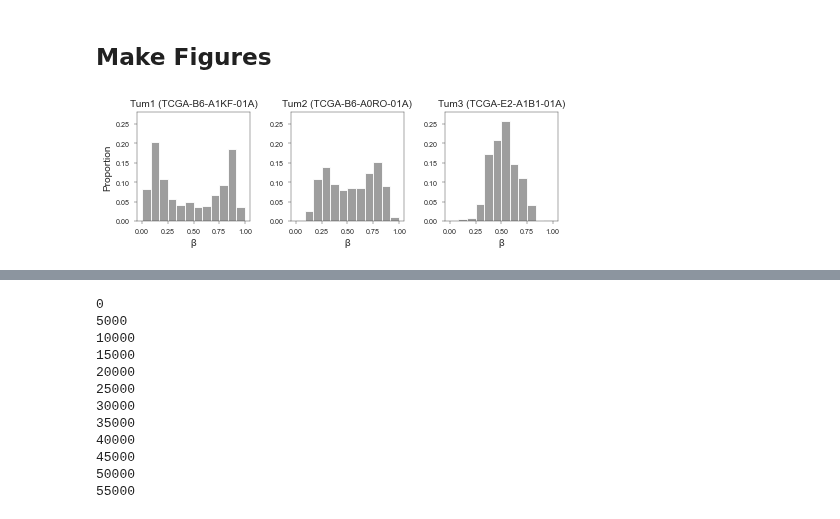
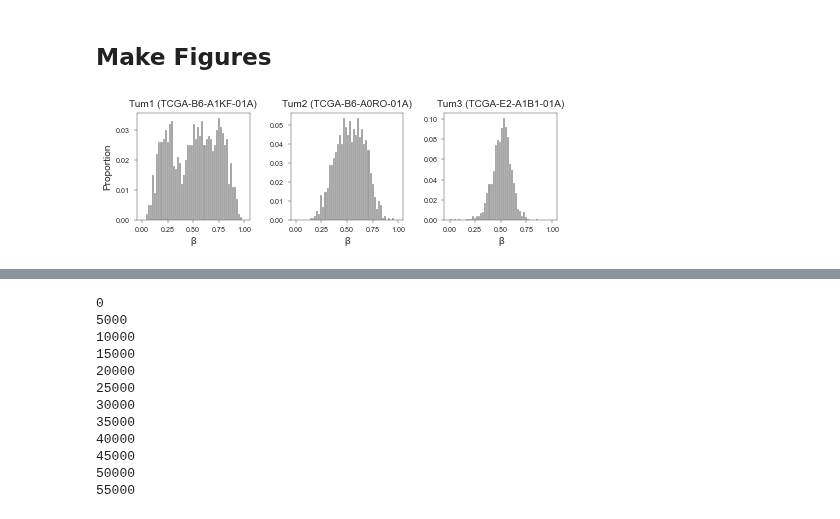
Before and after one commit to danmonyak/EpiClockInvasiveBRCA, a Jupyter notebook: Analysis/c_beta Analysis.ipynb, the cells around one changed output, grey strips where cells are left out. Saved outputs shown, nothing was run; the diff lists cells and outputs as text; code cells hidden in the pictures.

```diff
--- a/Analysis/c_beta Analysis.ipynb
+++ b/Analysis/c_beta Analysis.ipynb
@@ -13,7 +13,7 @@ from EpiClockInvasiveBRCA.src.consts import consts
 # %%
 ## Set up directories for figures
 
-figure_outdir = 'figures'
+figure_outdir = 'figures_most_random_distHalf'
 clin_path_outdir = os.path.join(figure_outdir, 'clin_path')
 cell_chars_outdir = os.path.join(figure_outdir, 'cell_chars')
 supp_path_outdir = os.path.join(figure_outdir, 'supplementary')
@@ -227,26 +211,28 @@ clinical['TCGA'].name = 'TCGA'
 clinical['Lund'].name = 'Lund'
 # %%
 data = {'tumor':{'beta_values_balancedSites':
-        pd.read_table(os.path.join(TCGA_clinical_dir, 'cohort1.methyl.balancedSites.tsv'),
+#         pd.read_table(os.path.join(TCGA_clinical_dir, 'cohort1.methyl.balancedSites.tsv'),
+        pd.read_table('/Users/danielmonyak/Library/CloudStorage/Box-Box/PROJECT 06023: MolClocks/PanCancer_Paper/Datasets/Clock_betas/BRCA.methyl.most_random_sites.txt',
                       index_col=0)
        }}
 
 sample_list = {'Tum1':'TCGA-B6-A1KF-01A',
                'Tum2':'TCGA-B6-A0RO-01A',
                'Tum3':'TCGA-E2-A1B1-01A'
               }
 
 # epi_util.plotTumorWise(data, CpG_list=balanced_CpGs_final_set, sample_list=[sample_list[tum] for tum in sample_list],
 epi_util.plotTumorWise(data, data_obj='beta_values_balancedSites', sample_list=[sample_list[tum] for tum in sample_list],
                      suptitle='', xlabel='β', title_formats=[tum + ' ({})' for tum in sample_list],
                      outfile=True, outdir=figure_outdir, outfile_name='example_tumors.pdf',
                      choose_random=False, color=consts['palette_jco'][2],
-                     ylim=(0, 0.28), bins=12,
+#                      ylim=(0, 0.28), bins=12,
+                       bins=50,
                      figsize=figsize * [2.3, 0.8], text_fontsize=labelfontsize, ticksfontsize=ticksfontsize, opacity=opacity, sf=sf,
                      tight_layout_pad=0.2
              )
 # %% [output]
-[figure, old version]
+[figure, new version]
 # %%
 fig, ax = plt.subplots(1, 1, figsize=figsize * [1.3, 0.95] * sf)
 
```
Also changed, not shown: parts of 11 cells of this notebook, 39 other files.
